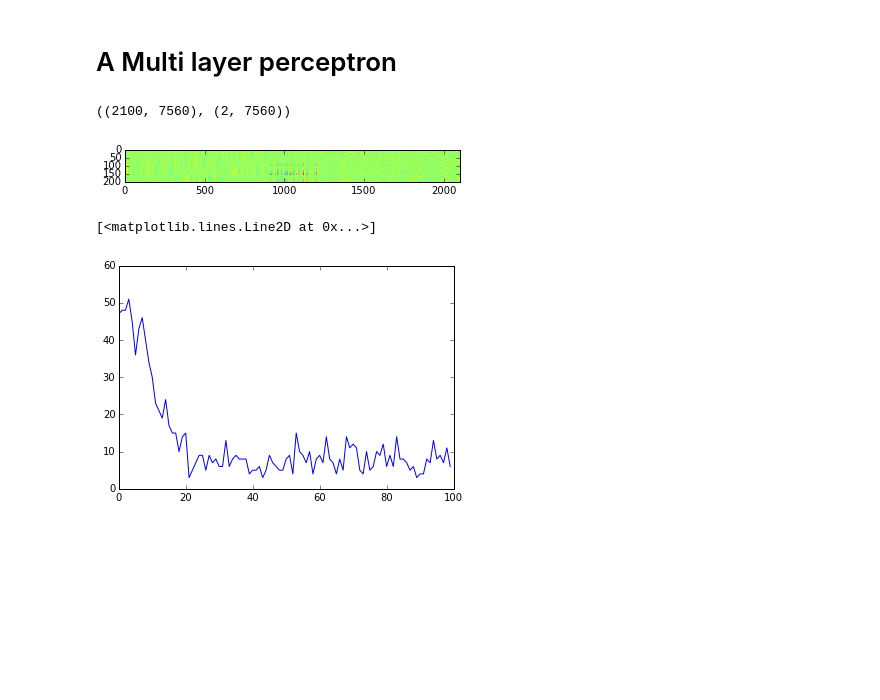
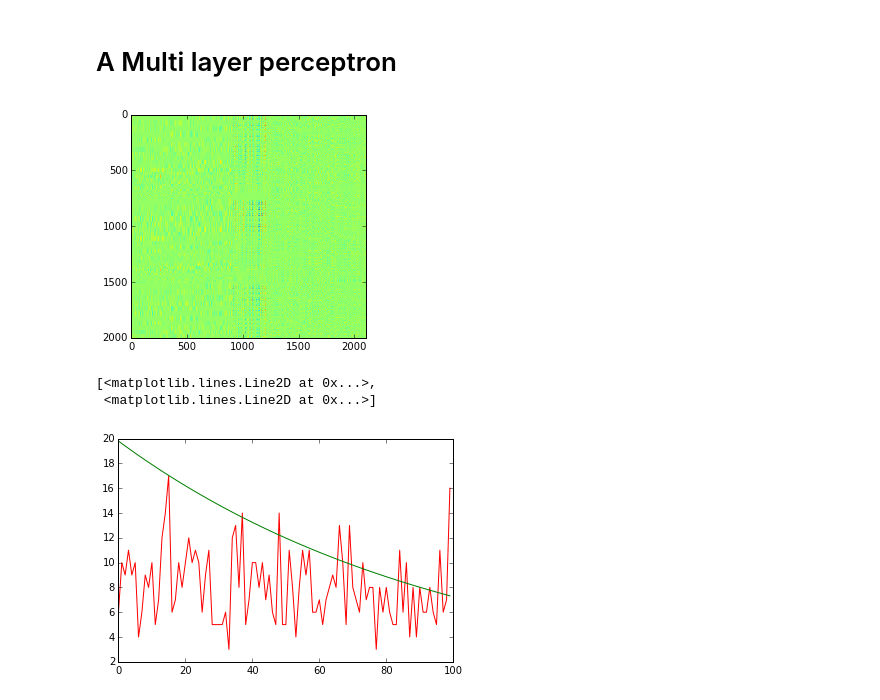
Before and after one commit to louissmit/SSLP, a Jupyter notebook: project/Pipeline-mlp.ipynb, the cells around one changed output. Saved outputs shown, nothing was run; the diff lists cells and outputs as text; code cells hidden in the pictures; blank space fills up the shorter version.

```diff
--- a/project/Pipeline-mlp.ipynb
+++ b/project/Pipeline-mlp.ipynb
@@ -76,21 +81,7 @@ T = T.T
-# %%
-import numpy as np
-
-""" Initialize """
-h = 400  # number of hidden units
-
-W = 0.2 * np.random.random_sample((2100, h)).T
-V = 0.2 * np.random.random_sample((h, 2)).T
-dW = np.zeros((2100, h)).T
-dV = np.zeros((h, 2)).T
-
-shape(X), shape(T)
-# %% [output]
-((2100, 7560), (2, 7560))
 # %%
 figure()
-imshow(X.T[:200])
+imshow(X.T[:2000])
 show()
 # %% [output]
-[figure, old version]
+[figure, new version]
 # %%
@@ -136,5 +137,6 @@ for j in range(i):
 # %%
-plot(range(i), errors)
+plot(range(i), errors, 'r', range(i), rates, 'g')
 # %% [output]
-[<matplotlib.lines.Line2D at 0x...>]
+[<matplotlib.lines.Line2D at 0x...>,
+ <matplotlib.lines.Line2D at 0x...>]
-[figure, old version]
+[figure, new version]
```
Also changed, not shown: parts of 5 cells of this notebook.
